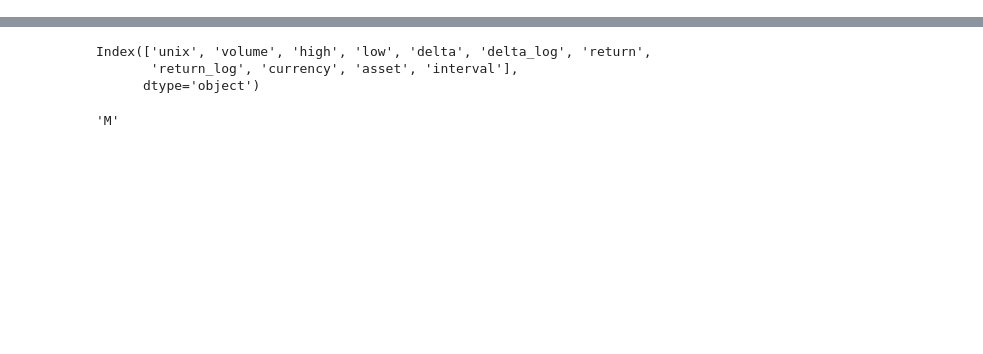
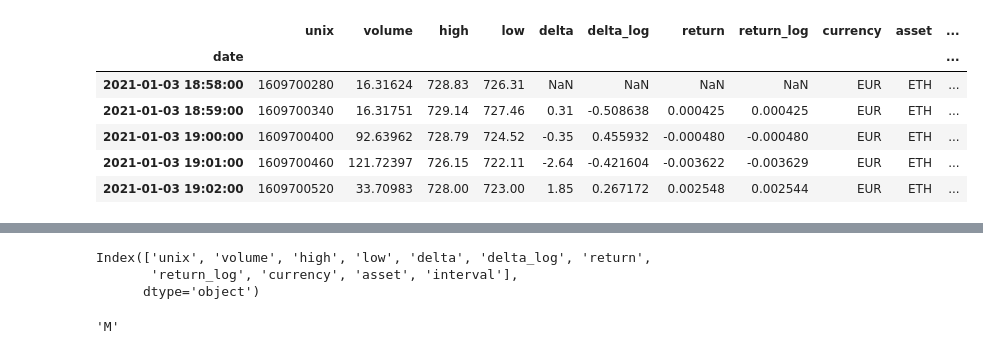
Before and after one commit to weberkry/MOM_Crypto_Bot, a Jupyter notebook: crypto_risk_analytics/src/data_fetch/HistoricalData_to_InfluxDB.ipynb, the cells around one changed output, grey strips where cells are left out. Saved outputs shown, nothing was run; the diff lists cells and outputs as text; code cells hidden in the pictures; blank space fills up the shorter version.

```diff
--- a/crypto_risk_analytics/src/data_fetch/HistoricalData_to_InfluxDB.ipynb
+++ b/crypto_risk_analytics/src/data_fetch/HistoricalData_to_InfluxDB.ipynb
@@ -14,6 +15,6 @@ from datetime import datetime, timezone
 #influx.get_org()
 # %%
 #collect available historical data
-
-MIN, HOUR, DAY, WEEK, MONTH = Mandelbrot.historical_datasets(crypto="ETH", curr="EUR")
+c = "BTC"
+MIN, HOUR, DAY, WEEK, MONTH = Mandelbrot.historical_datasets(crypto=c, curr="EUR")
 # %% [output]
@@ -40,3 +41,13 @@ Try using .loc[row_indexer,col_indexer] = value instead
 
 See the caveats in the documentation: https://pandas.pydata.org/pandas-docs/stable/user_guide/indexing.html#returning-a-view-versus-a-copy
   MONTH.loc[:,"delta_low"]= MONTH["low"].diff()
+# %%
+MIN.head()
+# %% [output]
+|  | unix | volume | high | low | delta | delta_log | return | return_log | currency | asset | ... |
+| date |  |  |  |  |  |  |  |  |  |  | ... |
+| 2021-01-03 18:58:00 | 1609700280 | 16.31624 | 728.83 | 726.31 | NaN | NaN | NaN | NaN | EUR | ETH | ... |
+| 2021-01-03 18:59:00 | 1609700340 | 16.31751 | 729.14 | 727.46 | 0.31 | -0.508638 | 0.000425 | 0.000425 | EUR | ETH | ... |
+| 2021-01-03 19:00:00 | 1609700400 | 92.63962 | 728.79 | 724.52 | -0.35 | 0.455932 | -0.000480 | -0.000480 | EUR | ETH | ... |
+| 2021-01-03 19:01:00 | 1609700460 | 121.72397 | 726.15 | 722.11 | -2.64 | -0.421604 | -0.003622 | -0.003629 | EUR | ETH | ... |
+| 2021-01-03 19:02:00 | 1609700520 | 33.70983 | 728.00 | 723.00 | 1.85 | 0.267172 | 0.002548 | 0.002544 | EUR | ETH | ... |
```
Also changed, not shown: parts of 10 cells of this notebook, 1 other file.
